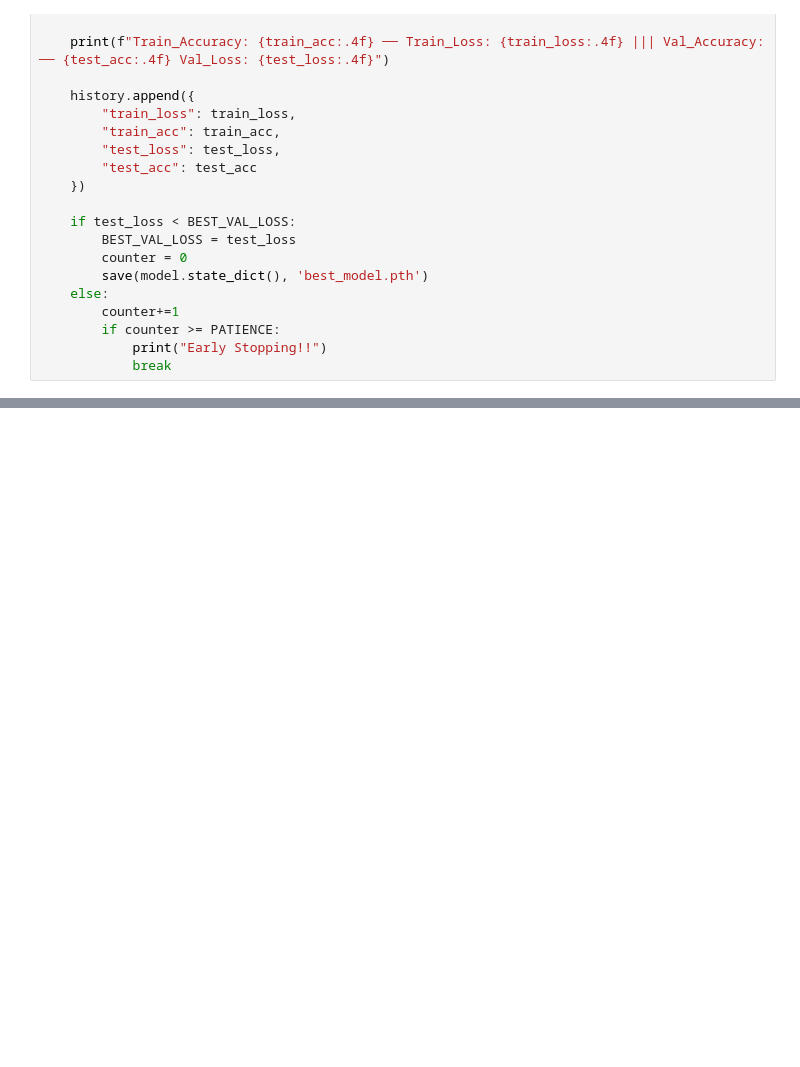
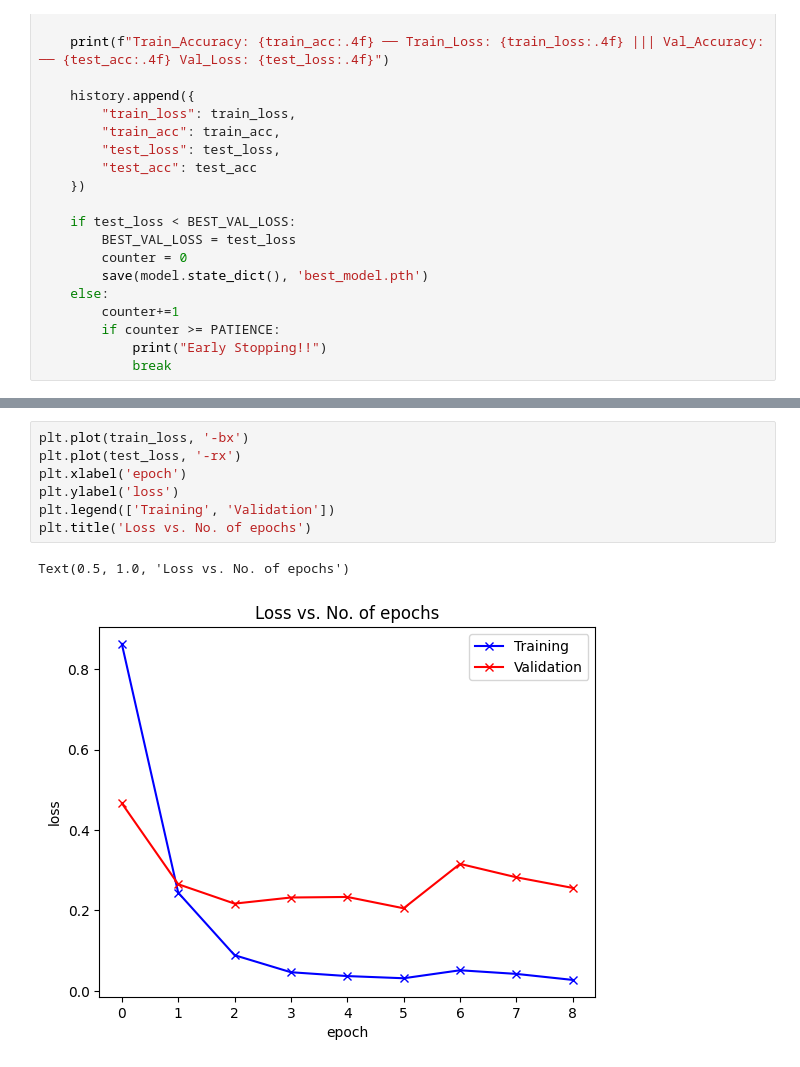
Before and after one commit to abdubakr77/cancer-classification, a Jupyter notebook: Cancer Image Classification.ipynb, the cells around one changed output, grey strips where cells are left out. Drawn from its saved outputs; the diff is of its cells as text; blank space fills up the shorter version.

```diff
--- a/Cancer Image Classification.ipynb
+++ b/Cancer Image Classification.ipynb
@@ -265,0 +281,10 @@ for epoch in range(EPOCHS):
+# %%
+plt.plot(train_loss, '-bx')
+plt.plot(test_loss, '-rx')
+plt.xlabel('epoch')
+plt.ylabel('loss')
+plt.legend(['Training', 'Validation'])
+plt.title('Loss vs. No. of epochs')
+# %% [output]
+Text(0.5, 1.0, 'Loss vs. No. of epochs')
+[figure, added]
```
Also changed, not shown: parts of 5 cells of this notebook.
